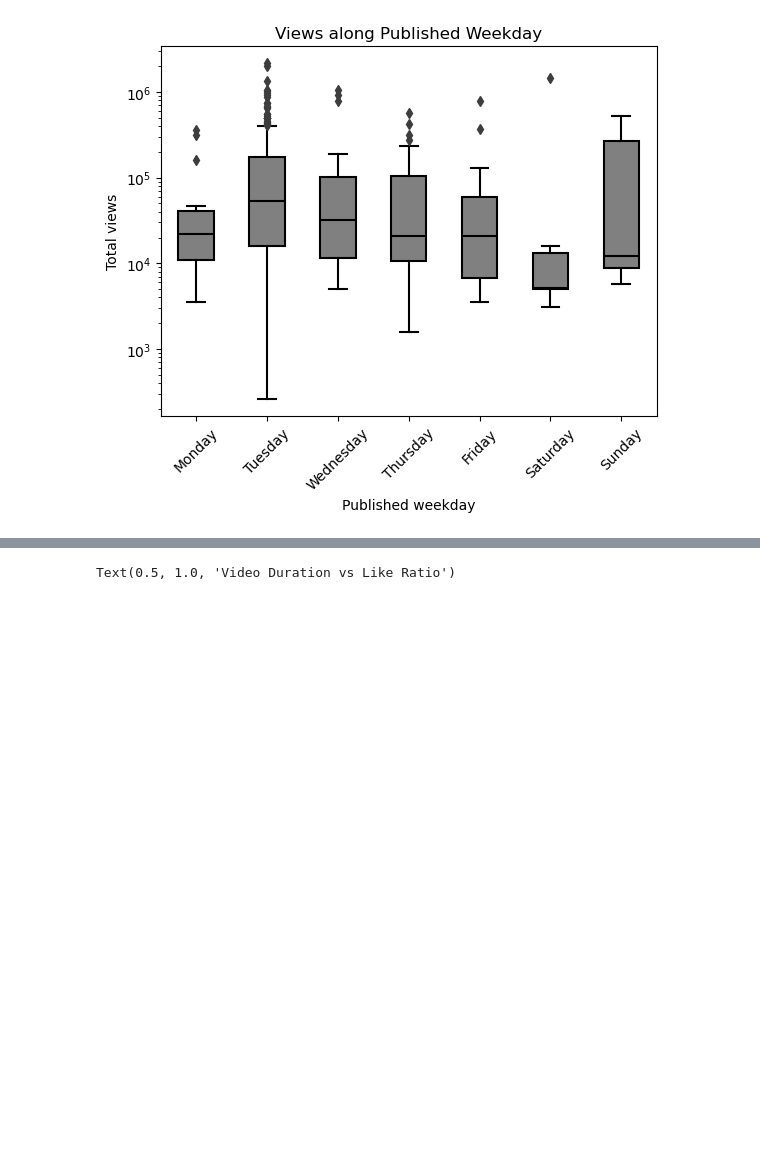
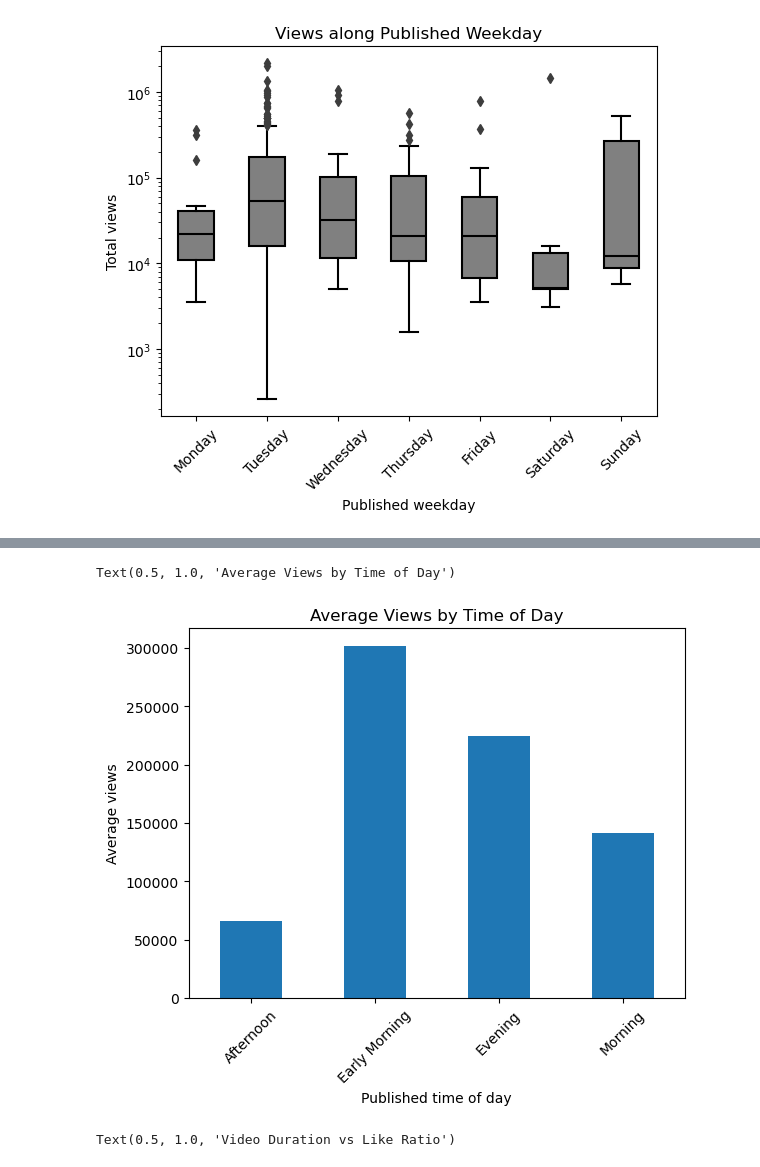
Before and after one commit to LiLuo086/alex-the-analyst-youtube-analysis, a Jupyter notebook: eda.ipynb, the cells around one changed output, grey strips where cells are left out. Cells and saved outputs as stored; diff of their text form; code cells hidden in the pictures; blank space fills up the shorter version.

```diff
--- a/eda.ipynb
+++ b/eda.ipynb
@@ -155,3 +189,13 @@ Text(0.5, 1.0, 'Views along Published Weekday')
+# %%
+# Average views by time of day
+df.groupby('published_time_of_day')['views'].mean().plot(kind='bar')
+plt.xticks(rotation=45)
+plt.xlabel('Published time of day')
+plt.ylabel('Average views')
+plt.title("Average Views by Time of Day")
+# %% [output]
+Text(0.5, 1.0, 'Average Views by Time of Day')
+[figure, added]
 # %%
 # Like ratio vs duration
 sns.scatterplot(x='duration_seconds', y='like_ratio', data=df)
```
Also changed, not shown: parts of 15 cells of this notebook.
